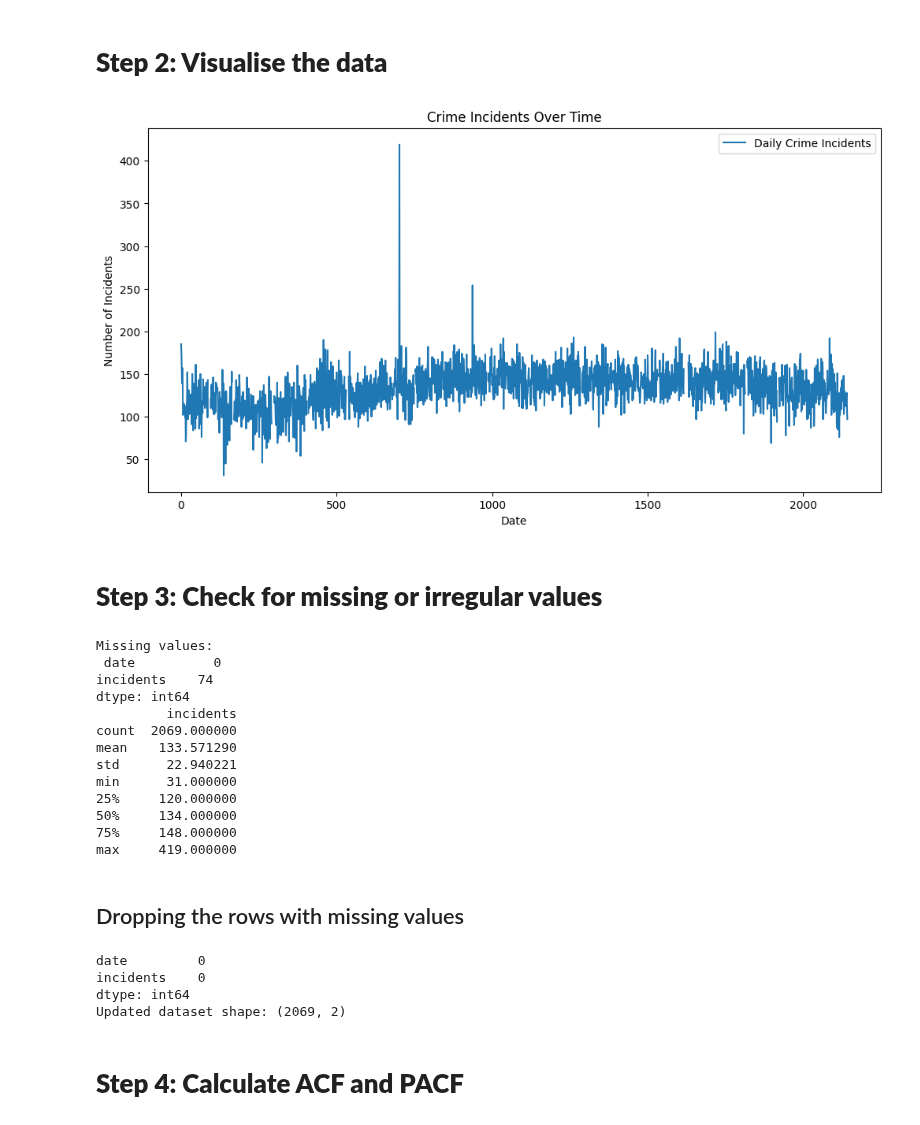
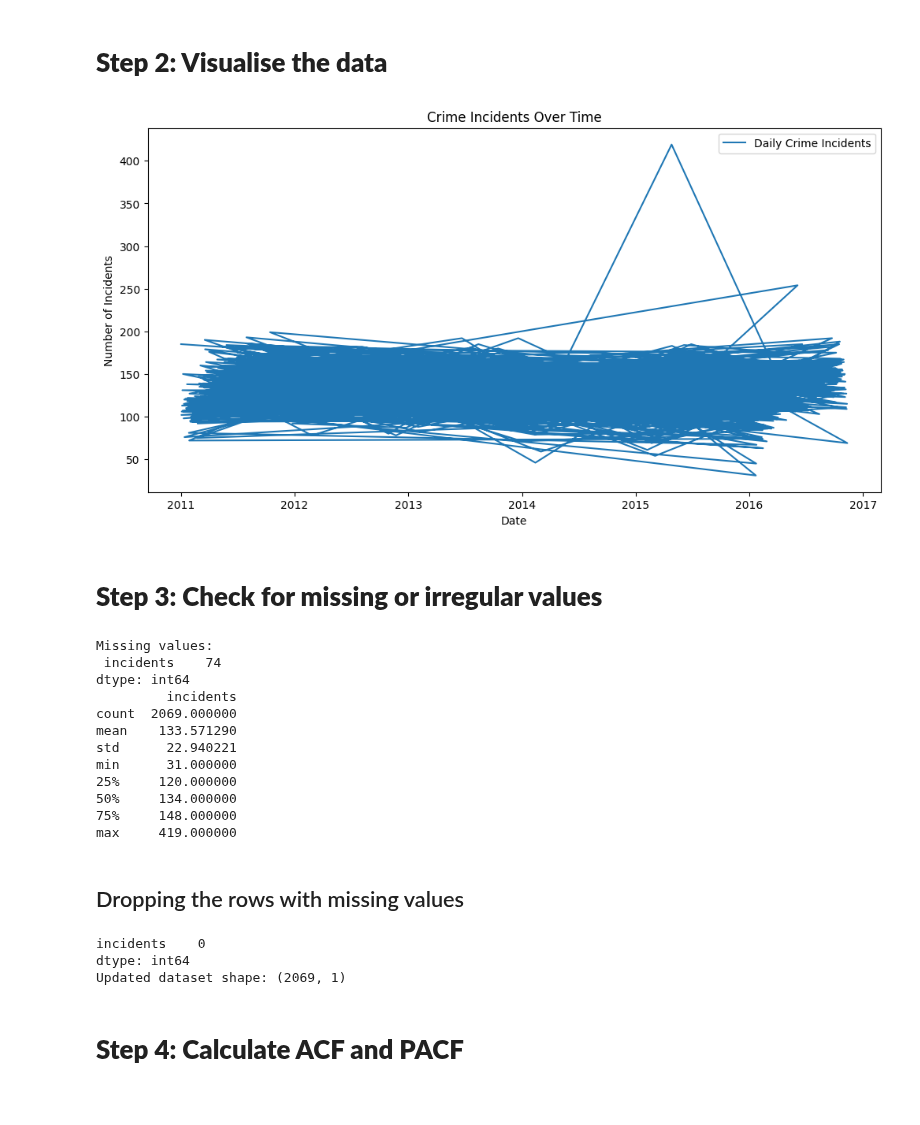
Before and after one commit to sheldonkemper/portfolio, a Jupyter notebook: CAM_DS_C301_W6_Activity.ipynb, the cells around one changed output. Cells and saved outputs as stored; diff of their text form; code cells hidden in the pictures.

```diff
--- a/CAM_DS_C301_W6_Activity.ipynb
+++ b/CAM_DS_C301_W6_Activity.ipynb
@@ -99,19 +99,18 @@ data['date'] = data['date'].str.replace(r'[-/]', '-', regex=True)
 # %%
 import pandas as pd
 
-# Assuming `data` is a dictionary with multiple fields including 'date'
-
-# Format the 'date' field
+# Assuming `data` is already a DataFrame with a 'date' column
+# Format the 'date' field using the custom `format_dates` function
 data['date'] = format_dates(data['date'])
 
-# Create a DataFrame from the updated `data` dictionary
-df = pd.DataFrame(data)
-
 # Convert the 'date' column to datetime format
-df['date'] = pd.to_datetime(df['date'])
+data['date'] = pd.to_datetime(data['date'])
 
 # Set the 'date' column as the index
-df.set_index('date', inplace=True)
+data.set_index('date', inplace=True)
+
+# Assign to `df` for further processing
+df = data.copy()
 
 # Display the updated DataFrame
 print(df.head())
@@ -128,16 +127,16 @@ date
 # %%
 import matplotlib.pyplot as plt
 
 # Plot the data to observe trends and seasonality
 plt.figure(figsize=(12, 6))
-plt.plot(data.index, data['incidents'], label='Daily Crime Incidents')
+plt.plot(df.index, df['incidents'], label='Daily Crime Incidents')
 plt.title('Crime Incidents Over Time')
 plt.xlabel('Date')
 plt.ylabel('Number of Incidents')
 plt.legend()
 plt.show()
 # %% [output]
-[figure, old version]
+[figure, new version]
 # %% [markdown]
 # **Step 3: Check for missing or irregular values**
 # %%
@@ -148,8 +147,7 @@ print("Missing values:\n", data.isnull().sum())
 print(data.describe())
 # %% [output]
 Missing values:
- date          0
-incidents    74
+ incidents    74
 dtype: int64
          incidents
 count  2069.000000
@@ -172,10 +170,9 @@ print(data.isnull().sum())
 # Check the updated shape of the dataset
 print(f"Updated dataset shape: {data.shape}")
 # %% [output]
-date         0
 incidents    0
 dtype: int64
-Updated dataset shape: (2069, 2)
+Updated dataset shape: (2069, 1)
 # %% [markdown]
 
 # **Step 4: Calculate ACF and PACF**
```
Also changed, not shown: parts of 1 cell of this notebook.
